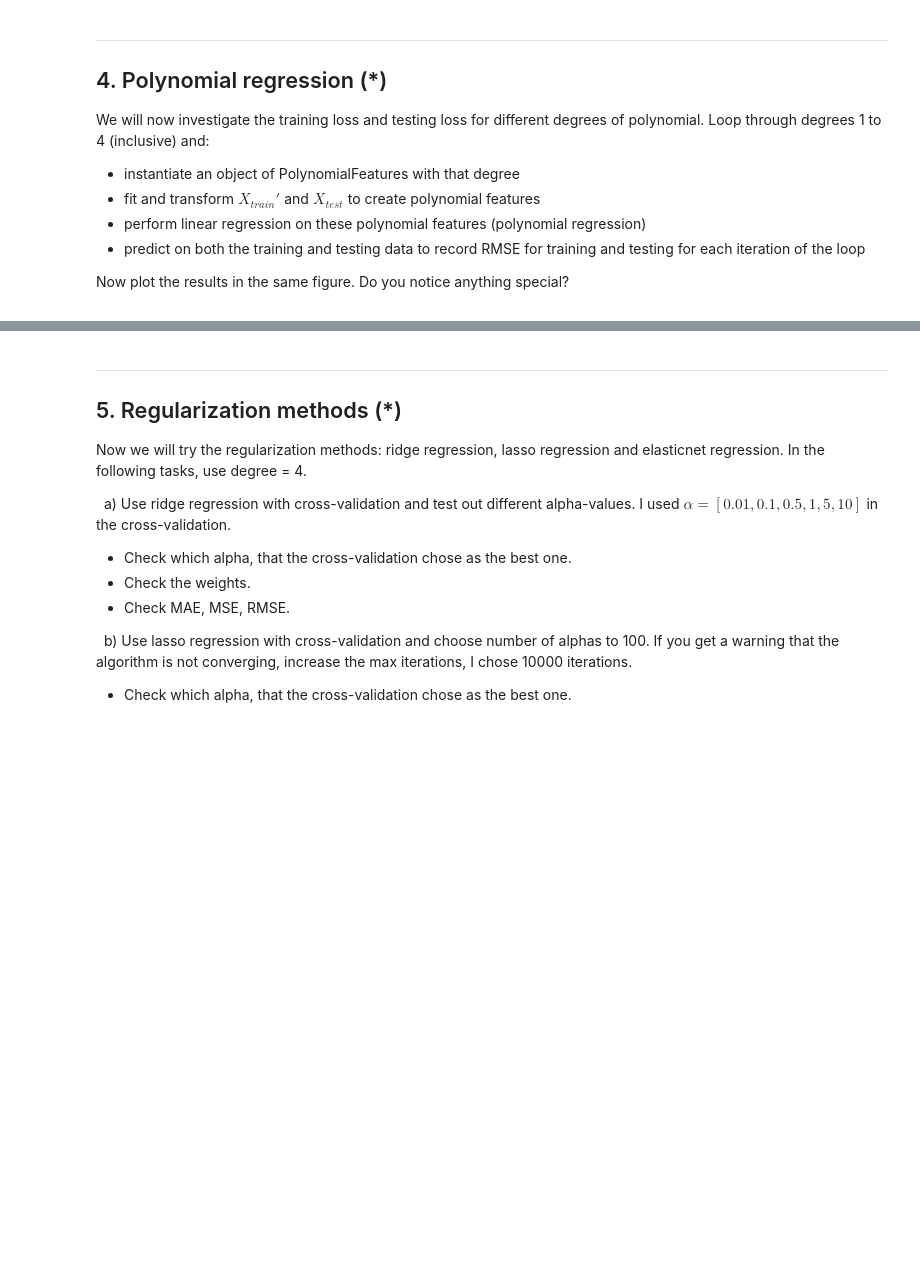
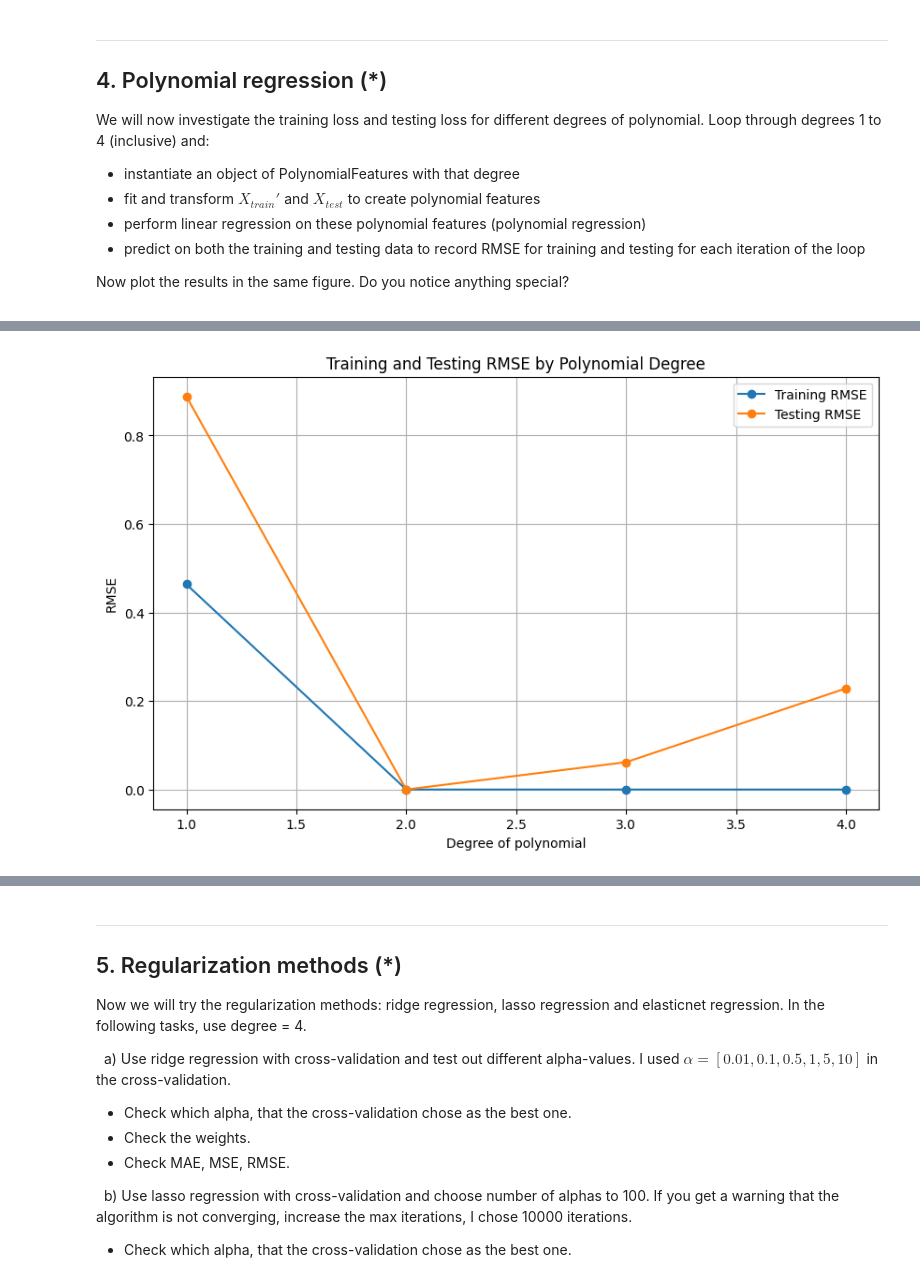
Before and after one commit to Utjiman/AI-Richard-Boden-OPA23, a Jupyter notebook: exercises/2_overfitting_regularization.ipynb, the cells around one changed output, grey strips where cells are left out. Drawn from its saved outputs; the diff is of its cells as text; code cells hidden in the pictures; blank space fills up the shorter version.

```diff
--- a/exercises/2_overfitting_regularization.ipynb
+++ b/exercises/2_overfitting_regularization.ipynb
@@ -367,0 +384,20 @@ Compare this transformed $X_{test}'$ with $X_{test}''$ where $X_{test}''$ comes
+# %%
+from sklearn.preprocessing import PolynomialFeatures
+
+# include_bias = True -> a column of 1s are included , and if false its excluded
+# we use false as LinearRegression() handles the bias
+# instansiate a PolynomialFeatures instance from the PolynomialFeatures class
+
+poly = PolynomialFeatures(degree=2, include_bias=False)
+# %%
+# Fit the PolynomialFeatures object to X_train
+poly.fit_transform(X_train_scaled)
+
+# Transform X_train to include polynomial features
+X_train_poly = poly.transform(X_train_scaled)
+
+# Transform X_test to include polynomial features
+X_test_poly = poly.transform(X_test_scaled)
+
+poly_direct = PolynomialFeatures(degree=2, include_bias=False)
+X_test_poly_direct = poly_direct.fit_transform(X_test_scaled)
@@ -383,0 +462,42 @@ Now plot the results in the same figure. Do you notice anything special?
+# %%
+from sklearn.metrics import mean_squared_error
+from sklearn.linear_model import LinearRegression
+from sklearn.preprocessing import PolynomialFeatures
+import numpy as np
+import matplotlib.pyplot as plt
+
+
+train_rmse = [] # Lista för att lagra RMSE för träningsdata
+test_rmse = []  # Lista för att lagra RMSE för testdata
+degrees = range(1, 5) # Grader av polynom att testa
+
+for degree in degrees:
+    # Instantiera och applicera polynomfunktioner
+    poly = PolynomialFeatures(degree=degree, include_bias=False)
+    X_train_poly = poly.fit_transform(X_train_scaled)
+    X_test_poly = poly.transform(X_test_scaled)
+
+    # Utför linjär regression
+    model = LinearRegression()
+    model.fit(X_train_poly, y_train)
+
+    # Förutsäg på både tränings- och testdata
+    y_train_pred = model.predict(X_train_poly)
+    y_test_pred = model.predict(X_test_poly)
+
+    # Registrera RMSE för tränings- och testdata
+    train_rmse.append(np.sqrt(mean_squared_error(y_train, y_train_pred)))
+    test_rmse.append(np.sqrt(mean_squared_error(y_test, y_test_pred)))
+
+
+plt.figure(figsize=(10, 6))
+plt.plot(degrees, train_rmse, label='Training RMSE', marker='o')
+plt.plot(degrees, test_rmse, label='Testing RMSE', marker='o')
+plt.xlabel('Degree of polynomial')
+plt.ylabel('RMSE')
+plt.title('Training and Testing RMSE by Polynomial Degree')
+plt.legend()
+plt.grid(True)
+plt.show()
+# %% [output]
+[figure, added]
```
Also changed, not shown: parts of 15 cells of this notebook, 5 other files.
